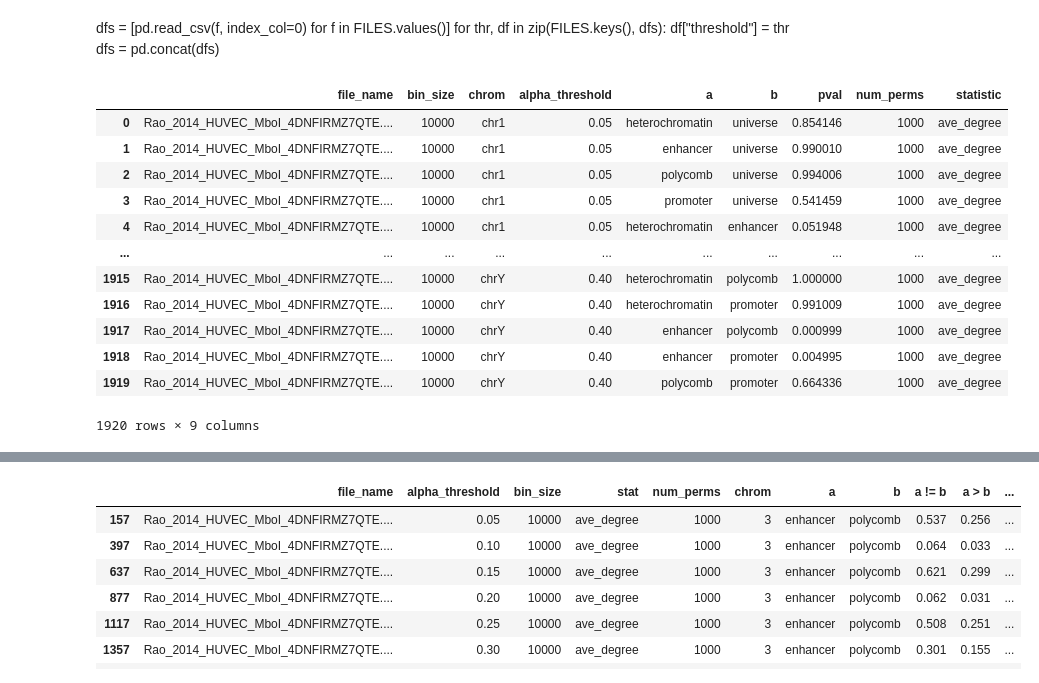
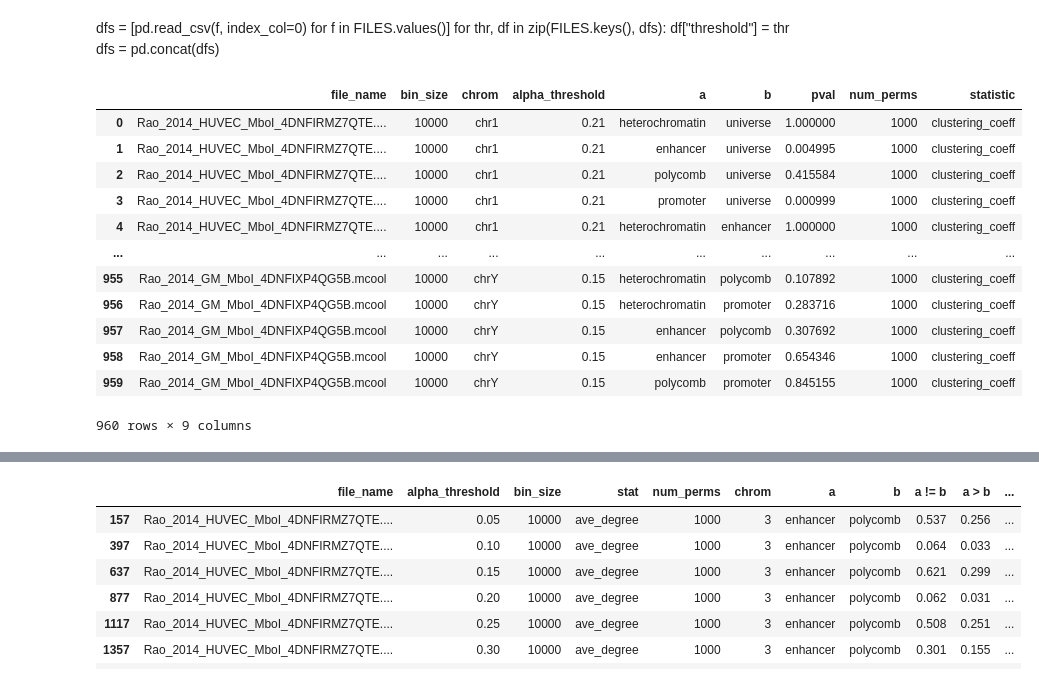
Before and after one commit to leomorelli/HiCONA, a Jupyter notebook: notebooks/permutation_heatmap.ipynb, the cells around one changed output, grey strips where cells are left out. Cells and saved outputs as stored; diff of their text form; code cells hidden in the pictures.

```diff
--- a/notebooks/permutation_heatmap.ipynb
+++ b/notebooks/permutation_heatmap.ipynb
@@ -9,22 +9,22 @@ for thr, df in zip(FILES.keys(), dfs):
     df["threshold"] = thr
 dfs = pd.concat(dfs)
 # %%
-dfs = pd.read_csv("../results/permutation_results_20230706_13:45:00")
+dfs = pd.read_csv("../results/permutation_results_20230706_17:20:50")
 dfs
 # %% [output]
 |  | file_name | bin_size | chrom | alpha_threshold | a | b | pval | num_perms | statistic |
-| 0 | Rao_2014_HUVEC_MboI_4DNFIRMZ7QTE.... | 10000 | chr1 | 0.05 | heterochromatin | universe | 0.854146 | 1000 | ave_degree |
-| 1 | Rao_2014_HUVEC_MboI_4DNFIRMZ7QTE.... | 10000 | chr1 | 0.05 | enhancer | universe | 0.990010 | 1000 | ave_degree |
-| 2 | Rao_2014_HUVEC_MboI_4DNFIRMZ7QTE.... | 10000 | chr1 | 0.05 | polycomb | universe | 0.994006 | 1000 | ave_degree |
-| 3 | Rao_2014_HUVEC_MboI_4DNFIRMZ7QTE.... | 10000 | chr1 | 0.05 | promoter | universe | 0.541459 | 1000 | ave_degree |
-| 4 | Rao_2014_HUVEC_MboI_4DNFIRMZ7QTE.... | 10000 | chr1 | 0.05 | heterochromatin | enhancer | 0.051948 | 1000 | ave_degree |
+| 0 | Rao_2014_HUVEC_MboI_4DNFIRMZ7QTE.... | 10000 | chr1 | 0.21 | heterochromatin | universe | 1.000000 | 1000 | clustering_coeff |
+| 1 | Rao_2014_HUVEC_MboI_4DNFIRMZ7QTE.... | 10000 | chr1 | 0.21 | enhancer | universe | 0.004995 | 1000 | clustering_coeff |
+| 2 | Rao_2014_HUVEC_MboI_4DNFIRMZ7QTE.... | 10000 | chr1 | 0.21 | polycomb | universe | 0.415584 | 1000 | clustering_coeff |
+| 3 | Rao_2014_HUVEC_MboI_4DNFIRMZ7QTE.... | 10000 | chr1 | 0.21 | promoter | universe | 0.000999 | 1000 | clustering_coeff |
+| 4 | Rao_2014_HUVEC_MboI_4DNFIRMZ7QTE.... | 10000 | chr1 | 0.21 | heterochromatin | enhancer | 1.000000 | 1000 | clustering_coeff |
 | ... | ... | ... | ... | ... | ... | ... | ... | ... | ... |
-| 1915 | Rao_2014_HUVEC_MboI_4DNFIRMZ7QTE.... | 10000 | chrY | 0.40 | heterochromatin | polycomb | 1.000000 | 1000 | ave_degree |
-| 1916 | Rao_2014_HUVEC_MboI_4DNFIRMZ7QTE.... | 10000 | chrY | 0.40 | heterochromatin | promoter | 0.991009 | 1000 | ave_degree |
-| 1917 | Rao_2014_HUVEC_MboI_4DNFIRMZ7QTE.... | 10000 | chrY | 0.40 | enhancer | polycomb | 0.000999 | 1000 | ave_degree |
-| 1918 | Rao_2014_HUVEC_MboI_4DNFIRMZ7QTE.... | 10000 | chrY | 0.40 | enhancer | promoter | 0.004995 | 1000 | ave_degree |
-| 1919 | Rao_2014_HUVEC_MboI_4DNFIRMZ7QTE.... | 10000 | chrY | 0.40 | polycomb | promoter | 0.664336 | 1000 | ave_degree |
+| 955 | Rao_2014_GM_MboI_4DNFIXP4QG5B.mcool | 10000 | chrY | 0.15 | heterochromatin | polycomb | 0.107892 | 1000 | clustering_coeff |
+| 956 | Rao_2014_GM_MboI_4DNFIXP4QG5B.mcool | 10000 | chrY | 0.15 | heterochromatin | promoter | 0.283716 | 1000 | clustering_coeff |
+| 957 | Rao_2014_GM_MboI_4DNFIXP4QG5B.mcool | 10000 | chrY | 0.15 | enhancer | polycomb | 0.307692 | 1000 | clustering_coeff |
+| 958 | Rao_2014_GM_MboI_4DNFIXP4QG5B.mcool | 10000 | chrY | 0.15 | enhancer | promoter | 0.654346 | 1000 | clustering_coeff |
+| 959 | Rao_2014_GM_MboI_4DNFIXP4QG5B.mcool | 10000 | chrY | 0.15 | polycomb | promoter | 0.845155 | 1000 | clustering_coeff |
-1920 rows × 9 columns
+960 rows × 9 columns
 # %%
 dfs.sort_values(["a", "b", "alpha_threshold"], inplace=True)
 # %%
```
Also changed, not shown: parts of 3 cells of this notebook, 5 other files.
